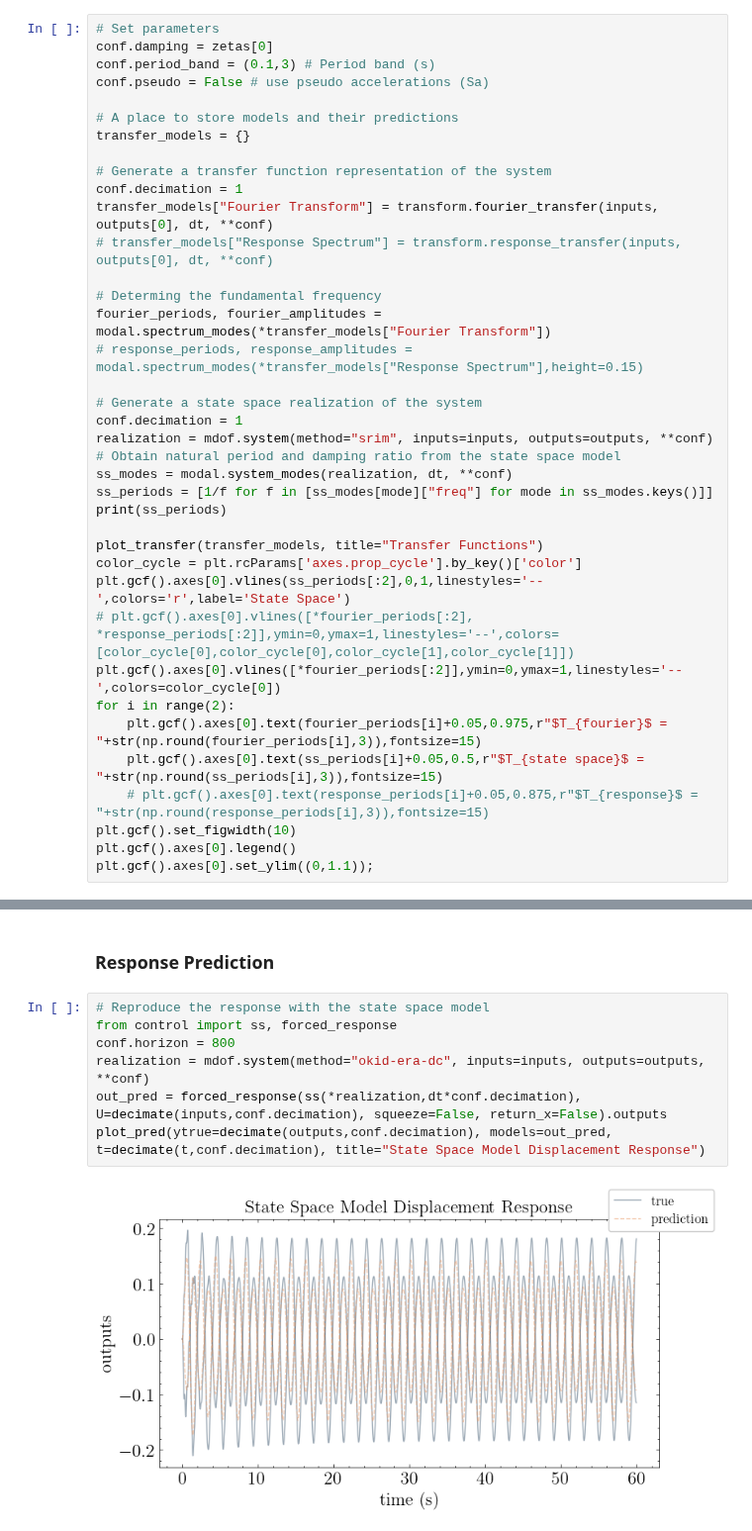
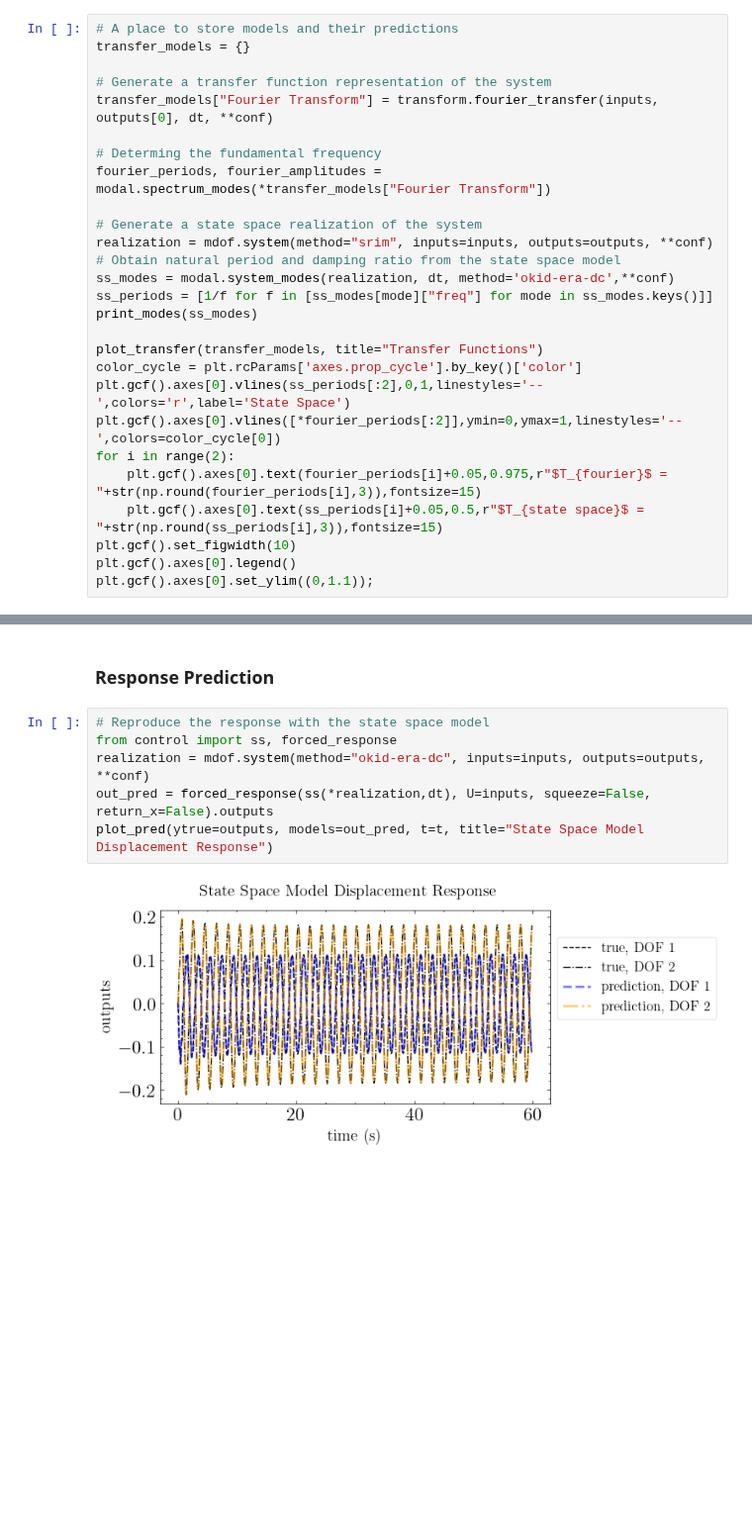
Before and after one commit to chrystalchern/mdof, a Jupyter notebook: notebooks/04_MIMO_Intro.ipynb, the cells around one changed output, grey strips where cells are left out. Shown at 99% size. Cells and saved outputs as stored; diff of their text form; blank space fills up the shorter version.

```diff
--- a/notebooks/04_MIMO_Intro.ipynb
+++ b/notebooks/04_MIMO_Intro.ipynb
@@ -141,40 +126,29 @@ conf.horizon = 1000
 # %% [markdown]
 ### Modal Estimation
 # %%
-# Set parameters
-conf.damping = zetas[0]
-conf.period_band = (0.1,3) # Period band (s)
-conf.pseudo = False # use pseudo accelerations (Sa)
-
 # A place to store models and their predictions
 transfer_models = {}
 
 # Generate a transfer function representation of the system
-conf.decimation = 1
 transfer_models["Fourier Transform"] = transform.fourier_transfer(inputs, outputs[0], dt, **conf)
-# transfer_models["Response Spectrum"] = transform.response_transfer(inputs, outputs[0], dt, **conf)
 
 # Determing the fundamental frequency
 fourier_periods, fourier_amplitudes = modal.spectrum_modes(*transfer_models["Fourier Transform"])
-# response_periods, response_amplitudes = modal.spectrum_modes(*transfer_models["Response Spectrum"],height=0.15)
 
 # Generate a state space realization of the system
-conf.decimation = 1
 realization = mdof.system(method="srim", inputs=inputs, outputs=outputs, **conf)
 # Obtain natural period and damping ratio from the state space model
-ss_modes = modal.system_modes(realization, dt, **conf)
+ss_modes = modal.system_modes(realization, dt, method='okid-era-dc',**conf)
 ss_periods = [1/f for f in [ss_modes[mode]["freq"] for mode in ss_modes.keys()]]
-print(ss_periods)
+print_modes(ss_modes)
 
 plot_transfer(transfer_models, title="Transfer Functions")
 color_cycle = plt.rcParams['axes.prop_cycle'].by_key()['color']
 plt.gcf().axes[0].vlines(ss_periods[:2],0,1,linestyles='--',colors='r',label='State Space')
-# plt.gcf().axes[0].vlines([*fourier_periods[:2], *response_periods[:2]],ymin=0,ymax=1,linestyles='--',colors=[color_cycle[0],color_cycle[0],color_cycle[1],color_cycle[1]])
 plt.gcf().axes[0].vlines([*fourier_periods[:2]],ymin=0,ymax=1,linestyles='--',colors=color_cycle[0])
 for i in range(2):
     plt.gcf().axes[0].text(fourier_periods[i]+0.05,0.975,r"$T_{fourier}$ = "+str(np.round(fourier_periods[i],3)),fontsize=15)
     plt.gcf().axes[0].text(ss_periods[i]+0.05,0.5,r"$T_{state space}$ = "+str(np.round(ss_periods[i],3)),fontsize=15)
-    # plt.gcf().axes[0].text(response_periods[i]+0.05,0.875,r"$T_{response}$ = "+str(np.round(response_periods[i],3)),fontsize=15)
 plt.gcf().set_figwidth(10)
 plt.gcf().axes[0].legend()
 plt.gcf().axes[0].set_ylim((0,1.1));
@@ -186,9 +165,8 @@ plt.gcf().axes[0].set_ylim((0,1.1));
 # %%
 # Reproduce the response with the state space model
 from control import ss, forced_response
-conf.horizon = 800
 realization = mdof.system(method="okid-era-dc", inputs=inputs, outputs=outputs, **conf)
-out_pred = forced_response(ss(*realization,dt*conf.decimation), U=decimate(inputs,conf.decimation), squeeze=False, return_x=False).outputs
-plot_pred(ytrue=decimate(outputs,conf.decimation), models=out_pred, t=decimate(t,conf.decimation), title="State Space Model Displacement Response")
+out_pred = forced_response(ss(*realization,dt), U=inputs, squeeze=False, return_x=False).outputs
+plot_pred(ytrue=outputs, models=out_pred, t=t, title="State Space Model Displacement Response")
 # %% [output]
-[figure, old version]
+[figure, new version]
```
Also changed, not shown: parts of 15 cells of this notebook, 2 other files.
